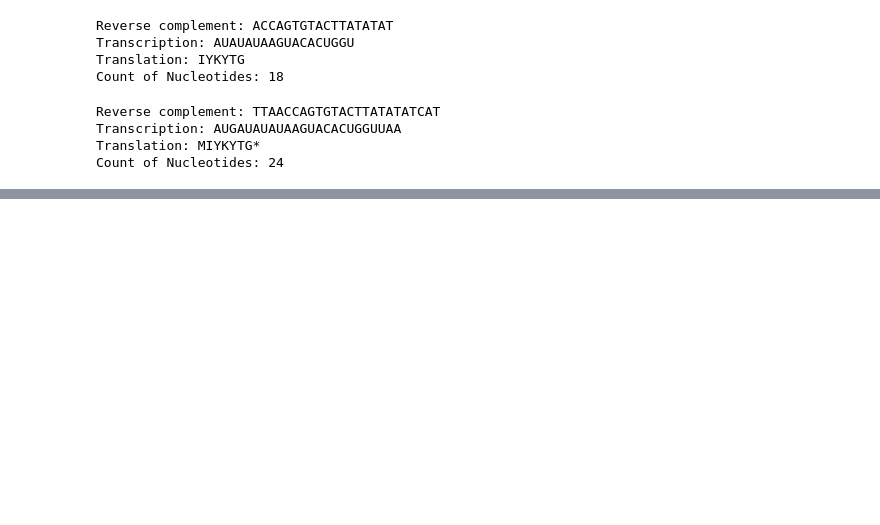
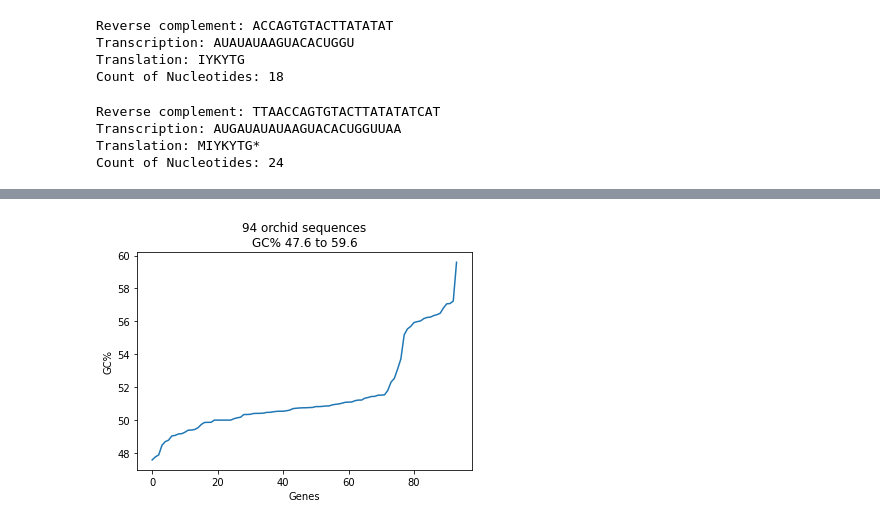
Before and after one commit to michaelremington2/Intro-to-Bioinformatics-Python, a Jupyter notebook: biopython.ipynb, the cells around one changed output, grey strips where cells are left out. Saved outputs shown, nothing was run; the diff lists cells and outputs as text; code cells hidden in the pictures; blank space fills up the shorter version.

```diff
--- a/biopython.ipynb
+++ b/biopython.ipynb
@@ -92,0 +335,14 @@ print("Sequence:", seq_record.seq)
+# %%
+gc_values = sorted(
+    100 * gc_fraction(rec.seq) for rec in SeqIO.parse(fasta_fp, "fasta")
+)
+plt.plot(gc_values)
+plt.title(
+    "%i orchid sequences\nGC%% %0.1f to %0.1f"
+    % (len(gc_values), min(gc_values), max(gc_values))
+)
+plt.xlabel("Genes")
+plt.ylabel("GC%")
+plt.show()
+# %% [output]
+[figure, added]
```
Also changed, not shown: parts of 20 cells of this notebook, 1 other file.
